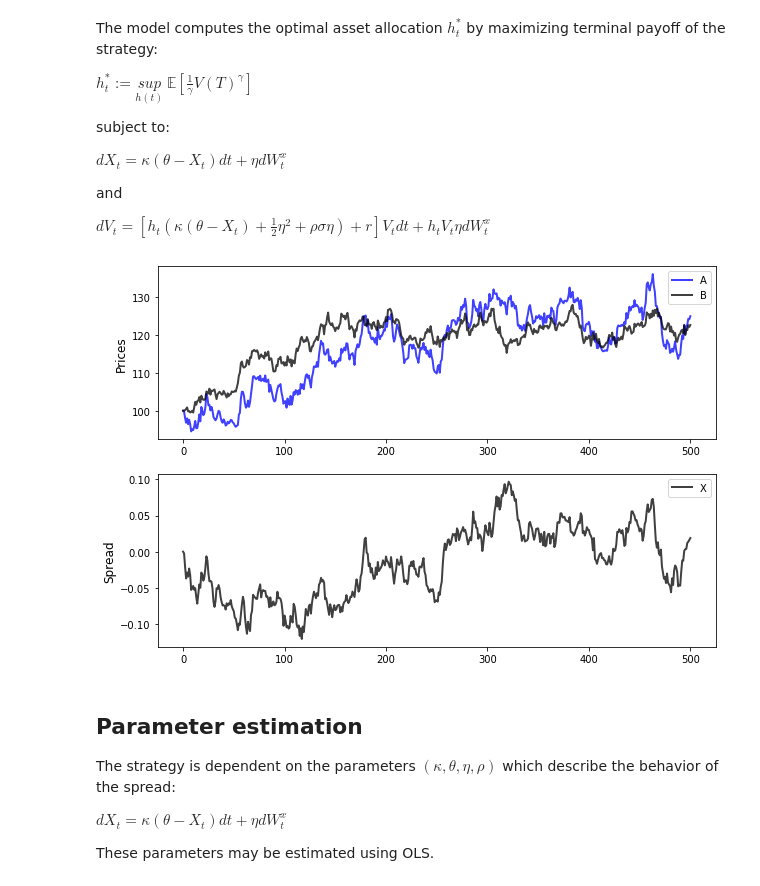
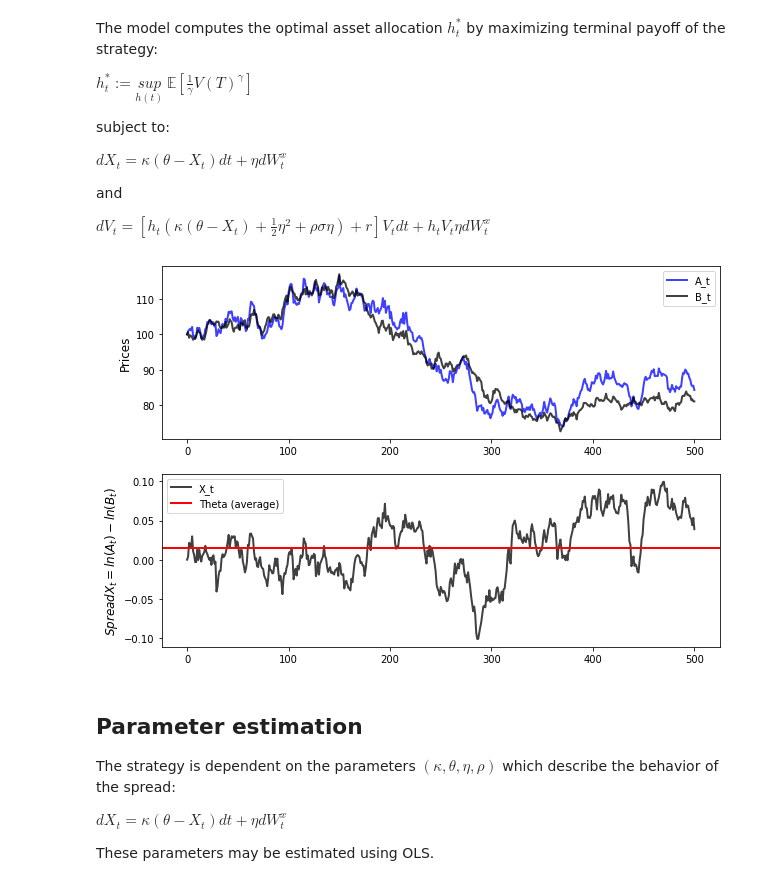
Before and after one commit to jshellen/statarb, a Jupyter notebook: Pairs_Trading_Strategy_Notes.ipynb, the cells around one changed output. Saved outputs shown, nothing was run; the diff lists cells and outputs as text; code cells hidden in the pictures.

```diff
--- a/Pairs_Trading_Strategy_Notes.ipynb
+++ b/Pairs_Trading_Strategy_Notes.ipynb
@@ -13,44 +13,49 @@ and
 
 $dV_{t} = \left[h_t \left(\kappa (\theta - X_t)+ \frac{1}{2}\eta^{2}+\rho \sigma \eta \right) + r \right]V_t dt + h_tV_t \eta dW_{t}^{x} $
 # %%
+import numpy as np
+import matplotlib.pyplot as plt
+
+
 from src.simulation.simulate_cointegrated_assets import simulate_ou_spread
 
-B_0     = 100
-X_0     = 0.0
-mu      = 0.05
-kappa   = 5.5
-theta   = 0.0
-eta     = 0.15
-sigma_B = 0.15
+B_0     = 100   # Initial price of asset B at time t=0
+sigma_B = 0.15  # Volatility of asset B
+mu      = 0.05  # Drift of asset B
+
+X_0     = 0.0   # Value of logarithmic spread X_t at time t=0
+kappa   = 5.5   # Mean reversion speed of logarithmic spread X_t
+theta   = 0.0   # Long-run mean of the logarithmic spread X_t = ln(A)-ln(B)
+eta     = 0.15  # standard deviation of X_t
 
 N_sim   = 1
 N_steps = 500
-T = 2.0
-dt = T / N_steps
+T       = 2.0
+dt      = T / N_steps
 
-A,B,X = simulate_ou_spread(N_sim, N_steps, B_0, X_0, kappa, theta, eta, mu, sigma_B, dt)
+A, B, X = simulate_ou_spread(N_sim, N_steps, B_0, X_0, kappa, theta, eta, mu, sigma_B, dt)
 
 
-import matplotlib.pyplot as plt
 
-kws_A = {'label':'A','color':'blue' ,'alpha':0.75, 'lw': 2}
-kws_B = {'label':'B','color':'black','alpha':0.75, 'lw': 2}
-kws_X = {'label':'X','color':'black','alpha':0.75, 'lw': 2}
+kws_A = {'label':'A_t', 'color':'blue' , 'alpha':0.75, 'lw': 2}
+kws_B = {'label':'B_t', 'color':'black', 'alpha':0.75, 'lw': 2}
+kws_X = {'label':'X_t', 'color':'black', 'alpha':0.75, 'lw': 2}
 
 fig,ax = plt.subplots(2,1,figsize=(10,7))
 
-ax[0].plot(A[:,0],**kws_A)
-ax[0].plot(B[:,0],**kws_B)
-ax[0].set_ylabel('Prices',fontsize=12)
+ax[0].plot(A[:,0], **kws_A)
+ax[0].plot(B[:,0], **kws_B)
+ax[0].set_ylabel('Prices', fontsize=12)
 ax[0].legend()
 
-ax[1].plot(X[:,0],**kws_X)
-ax[1].set_ylabel('Spread',fontsize=12)
+ax[1].plot(X[:,0], **kws_X)
+ax[1].axhline(y=np.mean(X[:, 0]), color='red', lw=2, label='Theta (average)')
+ax[1].set_ylabel(r'$Spread X_t = ln(A_t)-ln(B_t)$', fontsize=12)
 ax[1].legend()
 
 plt.show()
 # %% [output]
-[figure, old version]
+[figure, new version]
 # %% [markdown]
 ## Parameter estimation
 
```
Also changed, not shown: parts of 10 cells of this notebook, 13 other files.
